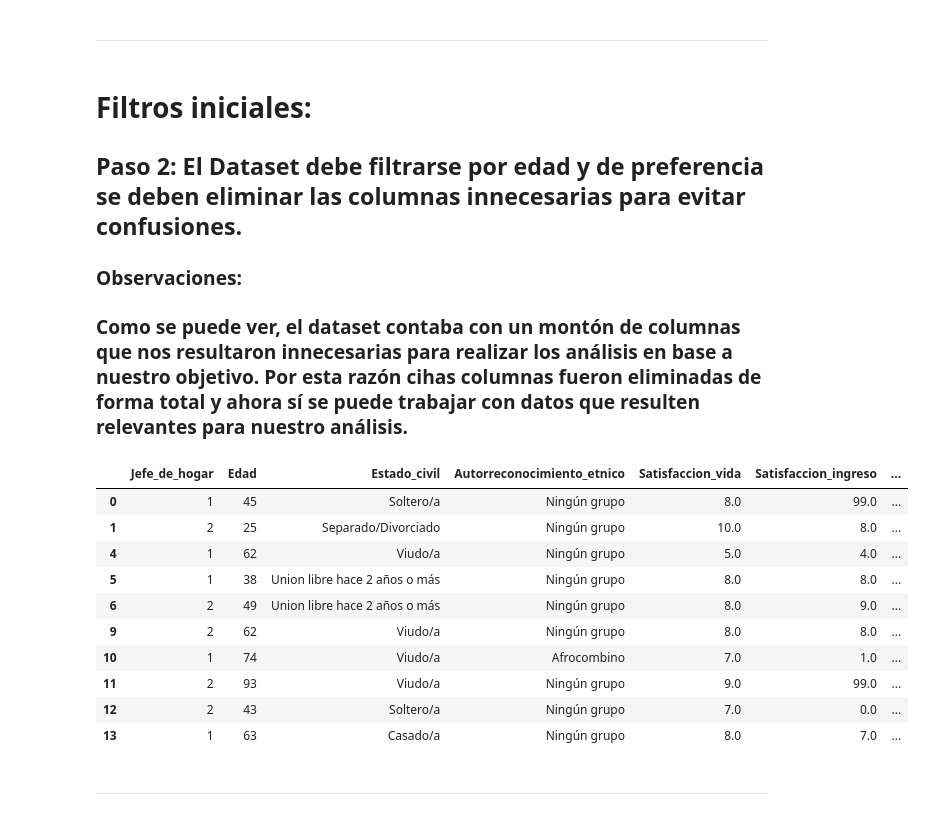
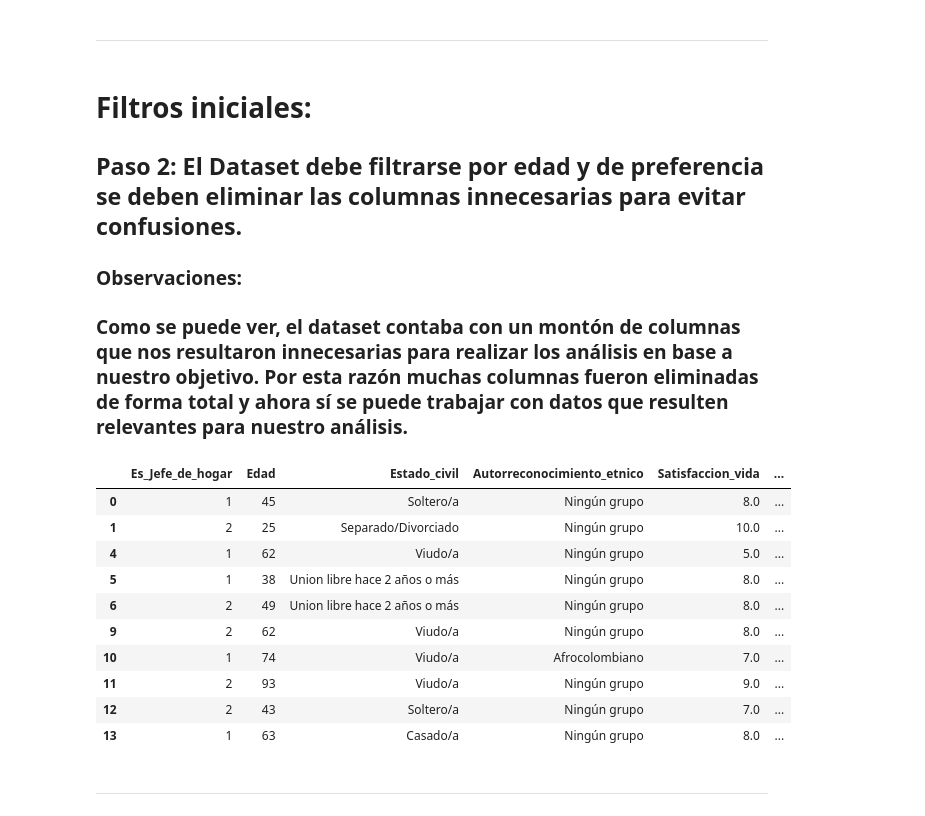
Before and after one commit to Trio-Maravilla/Primer-Proyecto-, a Jupyter notebook: notebooks/data_cleaning.ipynb, the cells around one changed output. Saved outputs shown, nothing was run; the diff lists cells and outputs as text; code cells hidden in the pictures.

Commit message:
Diccionario de datos y correcciones en ciertos puntos del data_cleaning

```diff
--- a/notebooks/data_cleaning.ipynb
+++ b/notebooks/data_cleaning.ipynb
@@ -62,6 +61,6 @@ ddict
 # __Filtros iniciales__:
 ## Paso 2: El Dataset debe filtrarse por edad y de preferencia se deben eliminar las columnas innecesarias para evitar confusiones.
 ### __Observaciones:__
-### Como se puede ver, el dataset contaba con un montón de columnas que nos resultaron innecesarias para realizar los análisis en base a nuestro objetivo. Por esta razón cihas columnas fueron eliminadas de forma total y ahora sí se puede trabajar con datos que resulten relevantes para nuestro análisis.
+### Como se puede ver, el dataset contaba con un montón de columnas que nos resultaron innecesarias para realizar los análisis en base a nuestro objetivo. Por esta razón muchas columnas fueron eliminadas de forma total y ahora sí se puede trabajar con datos que resulten relevantes para nuestro análisis.
 # %%
 # CELDA 3:
@@ -78,48 +77,48 @@ df_filtrado = df_filtrado.drop(["DIRECTORIO","SECUENCIA_ENCUESTA","SECUENCIA_P",
                   "P6087", "P6083", "P6083S1", "P6088", "P2057", "P2059", "P1901", "P2061", "P1903", "P1904", "P3038", "P753S3"], axis=1)
 
 # Renombrado de las variables para mejorar su legibilidad.
-df_filtrado.columns = ["Jefe_de_hogar","Edad","Estado_civil",
+df_filtrado.columns = ["Es_Jefe_de_hogar","Edad","Estado_civil",
               "Autorreconocimiento_etnico", "Satisfaccion_vida", "Satisfaccion_ingreso", "Satisfaccion_salud", "Satisfaccion_seguridad", "Satisfaccion_trabajo", "Satisfaccion_tiempo_libre",
-             "Sentido_proposito", "Escalera_cantril", "Autorreconocimiento_sexual"
+             "Sentido_proposito", "Escalon_de_la_vida", "Autorreconocimiento_sexual"
               ]
 
 # Reemplazos de datos en columnas "Autorreconocimiento_etnico" y "Autorreconocimiento_sexual"
-reemplazos = {1: "Indigena", 2: "Gitano Rom", 3:"Raizal", 4: "Palenquero", 5: "Afrocombino", 6: "Ningún grupo"} # Remplazos para normalizar el autorreconocimiento etnico
+reemplazos = {1: "Indígena", 2: "Gitano/a (Rom)", 3:"Raizal", 4: "Palenquero", 5: "Afrocolombiano", 6: "Ningún grupo"} # Remplazos para normalizar el autorreconocimiento etnico
 reemplazos_sexo = {1: "Hombre", 2: "Mujer", 3:"Hombre trans", 4: "Mujer trans", 5: "Otro", 9: "No responde"} # Remplazos para normalizar el autorreconocimiento sexual
 df_filtrado["Autorreconocimiento_etnico"] = df_filtrado["Autorreconocimiento_etnico"].replace(reemplazos) # .replace para aplicar los cambios
 df_filtrado["Autorreconocimiento_sexual"] = df_filtrado["Autorreconocimiento_sexual"].replace(reemplazos_sexo) # .replace para aplicar los cambios
 
 # Normalización de valores en columna "Jefe_de_hogar"
-df_filtrado["Jefe_de_hogar"] = np.where(df_filtrado["Jefe_de_hogar"] == 1, 1, 2) # Uso np.where() para colocar el condicional que normaliza los valores de la columan Jefe_de_hogar
+df_filtrado["Es_Jefe_de_hogar"] = np.where(df_filtrado["Es_Jefe_de_hogar"] == 1, 1, 2) # Uso np.where() para colocar el condicional que normaliza los valores de la columan Jefe_de_hogar
 
 
 # Renombramiento de datos en columna "Estado_civil"
 condiciones_estado_civil = [
     df_filtrado["Estado_civil"] == 1,
     df_filtrado["Estado_civil"] == 2,
     df_filtrado["Estado_civil"] == 3,
     df_filtrado["Estado_civil"] == 4,
     df_filtrado["Estado_civil"] == 5,
     df_filtrado["Estado_civil"] == 6,
                             ] # Define las condiciones que se deben cumplir en orden para renombrar los datos
 reemplazos_estado_civil = ["Union libre hace menos de 2 años", "Union libre hace 2 años o más", "Viudo/a", "Separado/Divorciado", "Soltero/a", "Casado/a"] # Especifica los remplazos para cada condicional en orden
 df_filtrado["Estado_civil"] = np.select(condiciones_estado_civil, reemplazos_estado_civil, default="No especificado") # Uso np.select() para aplicar los condicionales con sus respectivos reemplazos automáticamente
 
 # Crear el nuevo dataset filtrado en la ruta definida.
 df_filtrado.to_csv(carpeta_salida_csv / "Caracteristicas y composicion del hogar - Filtrado.csv", index=False)
 df_filtrado.head(10)
 # %% [output]
-|  | Jefe_de_hogar | Edad | Estado_civil | Autorreconocimiento_etnico | Satisfaccion_vida | Satisfaccion_ingreso | ... |
-| 0 | 1 | 45 | Soltero/a | Ningún grupo | 8.0 | 99.0 | ... |
-| 1 | 2 | 25 | Separado/Divorciado | Ningún grupo | 10.0 | 8.0 | ... |
-| 4 | 1 | 62 | Viudo/a | Ningún grupo | 5.0 | 4.0 | ... |
-| 5 | 1 | 38 | Union libre hace 2 años o más | Ningún grupo | 8.0 | 8.0 | ... |
-| 6 | 2 | 49 | Union libre hace 2 años o más | Ningún grupo | 8.0 | 9.0 | ... |
-| 9 | 2 | 62 | Viudo/a | Ningún grupo | 8.0 | 8.0 | ... |
-| 10 | 1 | 74 | Viudo/a | Afrocombino | 7.0 | 1.0 | ... |
-| 11 | 2 | 93 | Viudo/a | Ningún grupo | 9.0 | 99.0 | ... |
-| 12 | 2 | 43 | Soltero/a | Ningún grupo | 7.0 | 0.0 | ... |
-| 13 | 1 | 63 | Casado/a | Ningún grupo | 8.0 | 7.0 | ... |
+|  | Es_Jefe_de_hogar | Edad | Estado_civil | Autorreconocimiento_etnico | Satisfaccion_vida | ... |
+| 0 | 1 | 45 | Soltero/a | Ningún grupo | 8.0 | ... |
+| 1 | 2 | 25 | Separado/Divorciado | Ningún grupo | 10.0 | ... |
+| 4 | 1 | 62 | Viudo/a | Ningún grupo | 5.0 | ... |
+| 5 | 1 | 38 | Union libre hace 2 años o más | Ningún grupo | 8.0 | ... |
+| 6 | 2 | 49 | Union libre hace 2 años o más | Ningún grupo | 8.0 | ... |
+| 9 | 2 | 62 | Viudo/a | Ningún grupo | 8.0 | ... |
+| 10 | 1 | 74 | Viudo/a | Afrocolombiano | 7.0 | ... |
+| 11 | 2 | 93 | Viudo/a | Ningún grupo | 9.0 | ... |
+| 12 | 2 | 43 | Soltero/a | Ningún grupo | 7.0 | ... |
+| 13 | 1 | 63 | Casado/a | Ningún grupo | 8.0 | ... |
 # %% [markdown]
 ------
 # %%
```
Also changed, not shown: parts of 4 cells of this notebook, 1 other file.
